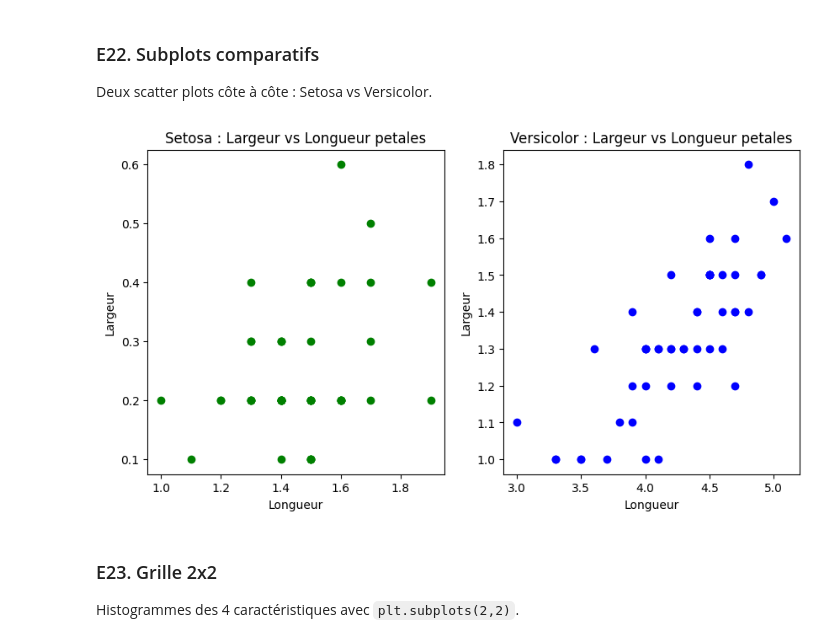
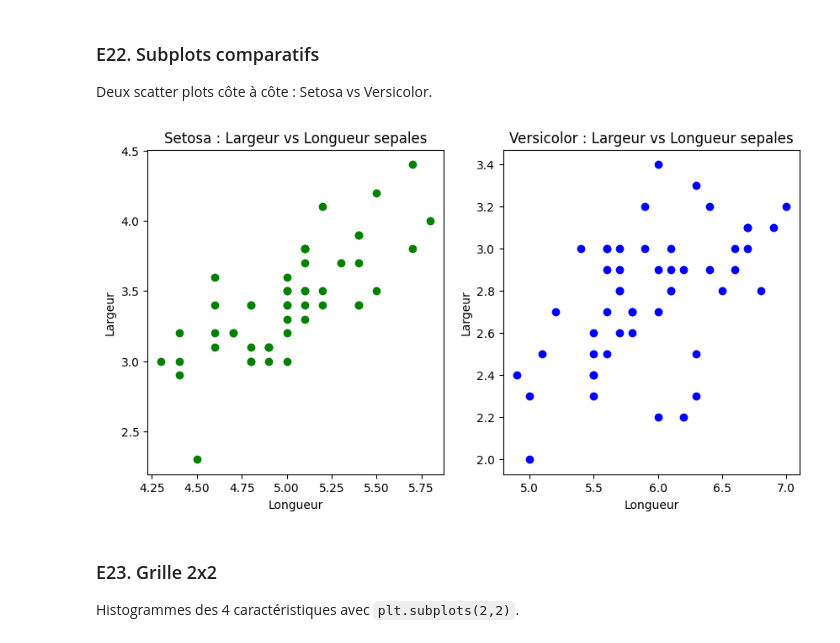
Before and after one commit to USMS-FPK-IA-GI-2025/controle-01-numpy-and-matplotlib-iris-NadiaElmahi9808, a Jupyter notebook: notebooks/controle_numpy_matplotlib.ipynb, the cells around one changed output. Drawn from its saved outputs; the diff is of its cells as text; code cells hidden in the pictures.

```diff
--- a/notebooks/controle_numpy_matplotlib.ipynb
+++ b/notebooks/controle_numpy_matplotlib.ipynb
@@ -275,23 +281,23 @@ Deux scatter plots côte à côte : Setosa vs Versicolor.
 # %%
 fig=plt.figure(figsize=(10,5))
 sc1=fig.add_subplot(1,2,1)
 sc2=fig.add_subplot(1,2,2)
 #Setosa
 setosa_array=features_by_species[0]
-sc1.scatter(setosa_array[:,2],setosa_array[:,3],color='green')
-sc1.set_title("Setosa : Largeur vs Longueur petales")
+sc1.scatter(setosa_array[:,0],setosa_array[:,1],color='green')  #features choisis sepal_length et sepal_width
+sc1.set_title("Setosa : Largeur vs Longueur sepales")
 sc1.set_xlabel("Longueur")
 sc1.set_ylabel("Largeur")
 #Versicolor
 ver_array=features_by_species[1]
-sc2.scatter(ver_array[:,2],ver_array[:,3],color='blue')
-sc2.set_title("Versicolor : Largeur vs Longueur petales")
+sc2.scatter(ver_array[:,0],ver_array[:,1],color='blue')
+sc2.set_title("Versicolor : Largeur vs Longueur sepales")
 sc2.set_xlabel("Longueur")
 sc2.set_ylabel("Largeur")
 plt.savefig("figures/e22.png")
 plt.show()
 # %% [output]
-[figure, old version]
+[figure, new version]
 # %% [markdown]
 ### E23. Grille 2x2
 Histogrammes des 4 caractéristiques avec `plt.subplots(2,2)`.
```
Also changed, not shown: parts of 19 cells of this notebook.
